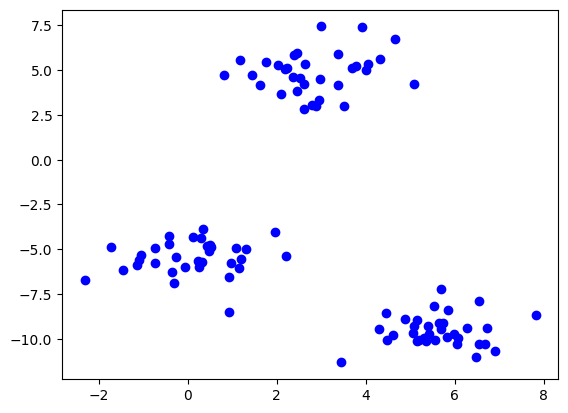
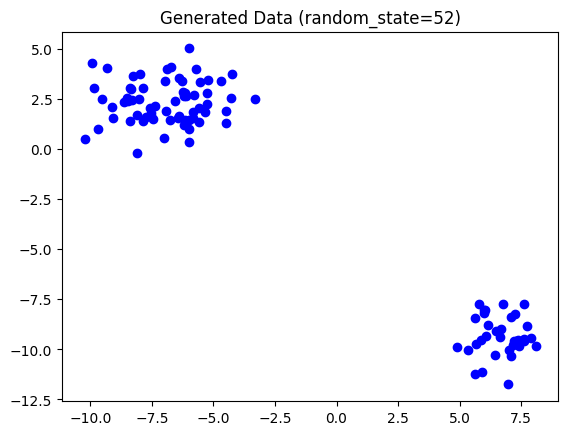
The notebook cell's code change between the first figure and the second:
--- before
+++ after
@@ -4,5 +4,9 @@
 import numpy as np
 
-X,_= make_blobs(random_state=10)
+# random_state=52でデータを作成
+X, _ = make_blobs(random_state=52)
 
-plt.scatter(X[:,0],X[:,1],color='blue')
+# 元データの可視化
+plt.scatter(X[:, 0], X[:, 1], color='blue')
+plt.title('Generated Data (random_state=52)')
+plt.show()

Commit: Colab を使用して作成されました